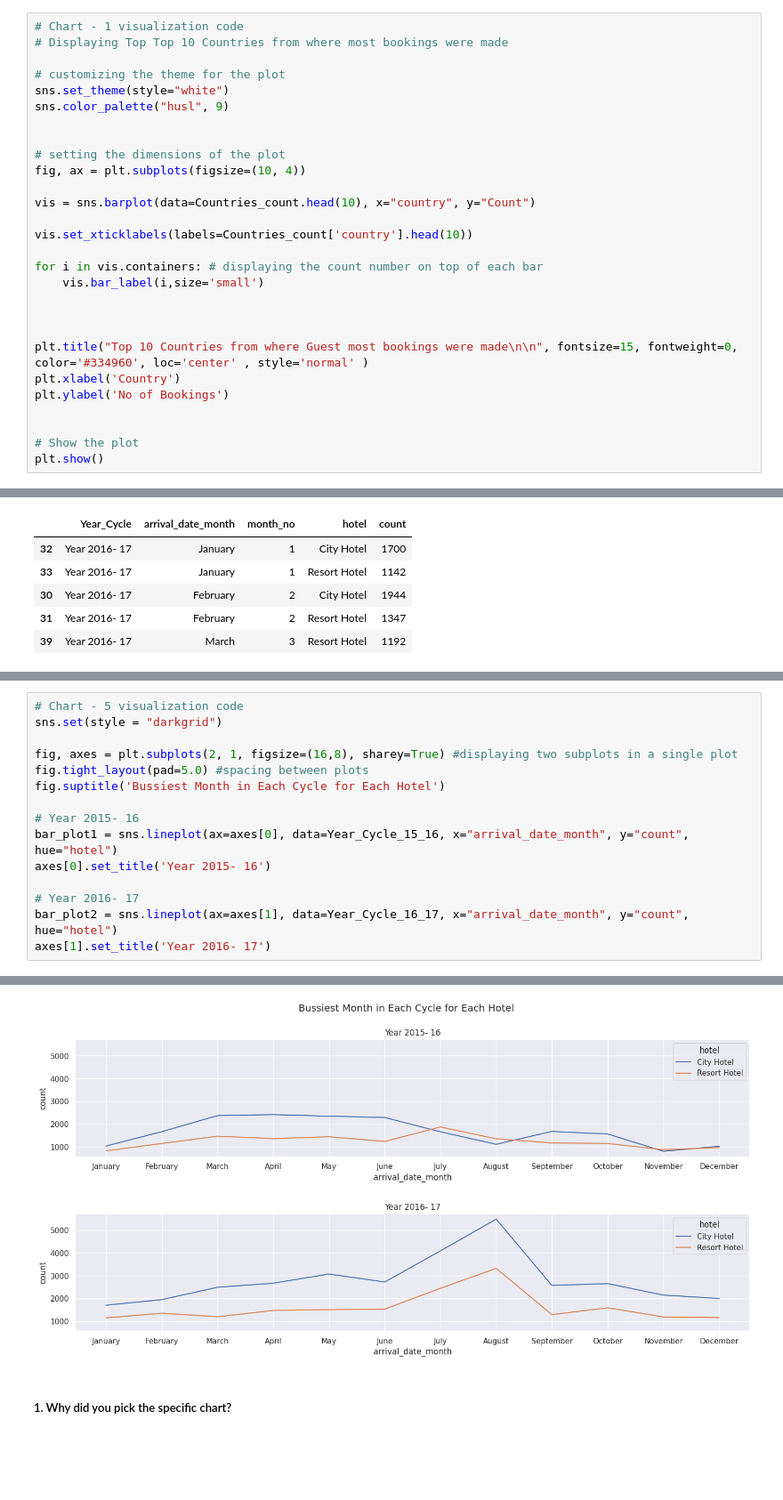
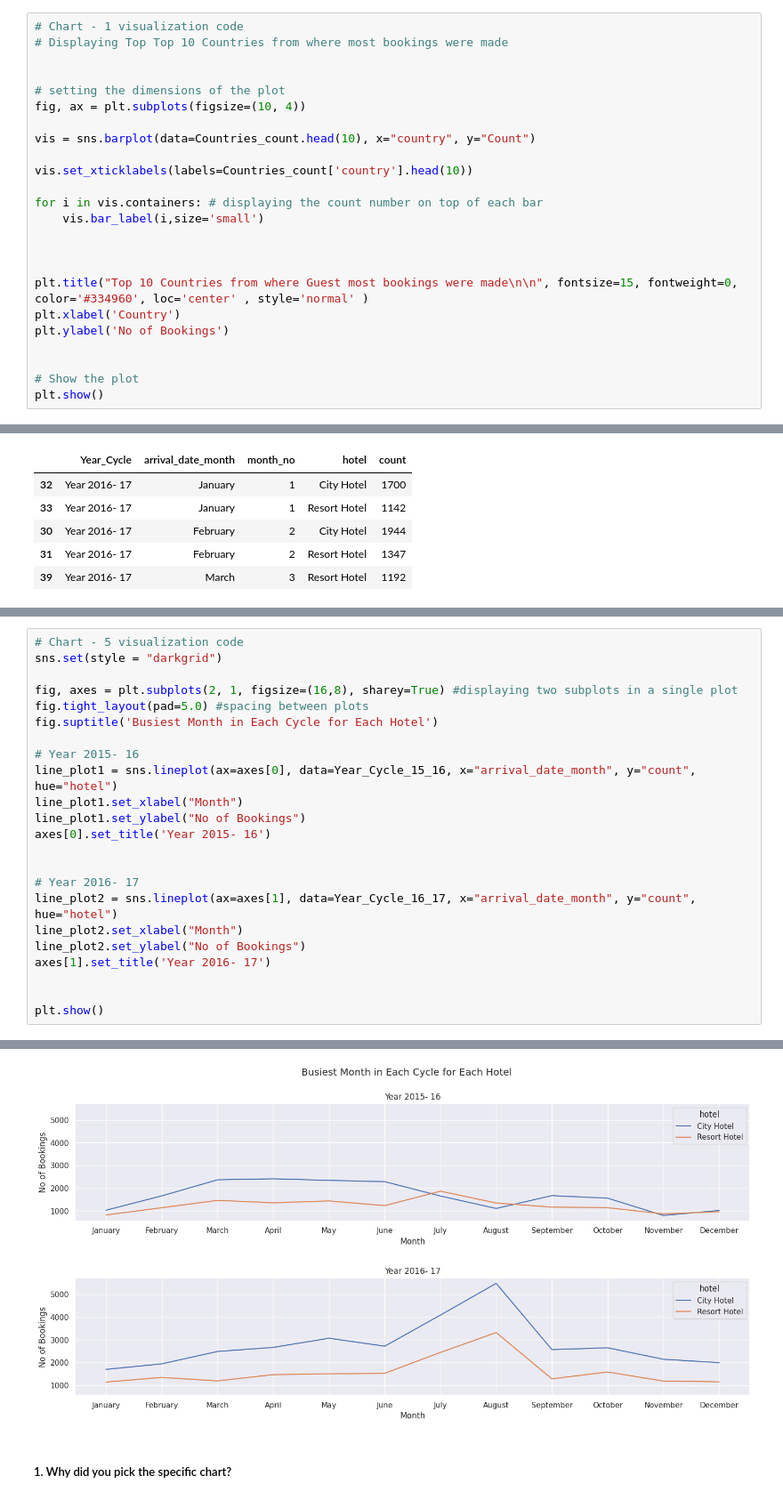
Before and after one commit to Bhushan0097/01.-CAPSTONE-PROJECT----Hotel-Bookings.csv, a Jupyter notebook: 01_Capstone_Project_EDA_HotelBooking.ipynb, the cells around one changed output, grey strips where cells are left out. Shown at 89% size. Cells and saved outputs as stored; diff of their text form; blank space fills up the shorter version.

Commit message:
Busiest Month

```diff
--- a/01_Capstone_Project_EDA_HotelBooking.ipynb
+++ b/01_Capstone_Project_EDA_HotelBooking.ipynb
@@ -1020,10 +1019,6 @@ Countries_count.head()
 # %%
 # Chart - 1 visualization code
 # Displaying Top Top 10 Countries from where most bookings were made
-
-# customizing the theme for the plot
-sns.set_theme(style="white")
-sns.color_palette("husl", 9)
 
 
 # setting the dimensions of the plot
@@ -1510,13 +1570,21 @@ sns.set(style = "darkgrid")
 
 fig, axes = plt.subplots(2, 1, figsize=(16,8), sharey=True) #displaying two subplots in a single plot
 fig.tight_layout(pad=5.0) #spacing between plots
-fig.suptitle('Bussiest Month in Each Cycle for Each Hotel')
+fig.suptitle('Busiest Month in Each Cycle for Each Hotel')
 
 # Year 2015- 16
-bar_plot1 = sns.lineplot(ax=axes[0], data=Year_Cycle_15_16, x="arrival_date_month", y="count", hue="hotel")
+line_plot1 = sns.lineplot(ax=axes[0], data=Year_Cycle_15_16, x="arrival_date_month", y="count", hue="hotel")
+line_plot1.set_xlabel("Month")
+line_plot1.set_ylabel("No of Bookings")
 axes[0].set_title('Year 2015- 16')
 
+
 # Year 2016- 17
-bar_plot2 = sns.lineplot(ax=axes[1], data=Year_Cycle_16_17, x="arrival_date_month", y="count", hue="hotel")
+line_plot2 = sns.lineplot(ax=axes[1], data=Year_Cycle_16_17, x="arrival_date_month", y="count", hue="hotel")
+line_plot2.set_xlabel("Month")
+line_plot2.set_ylabel("No of Bookings")
 axes[1].set_title('Year 2016- 17')
+
+
+plt.show()
 # %% [output]
@@ -1524,4 +1591,4 @@ Text(0.5, 1.0, 'Year 2016- 17')
-[figure, old version]
+[figure, new version]
 # %% [markdown]
 ##### 1. Why did you pick the specific chart?
 # %% [markdown]
```
Also changed, not shown: parts of 15 cells of this notebook.
